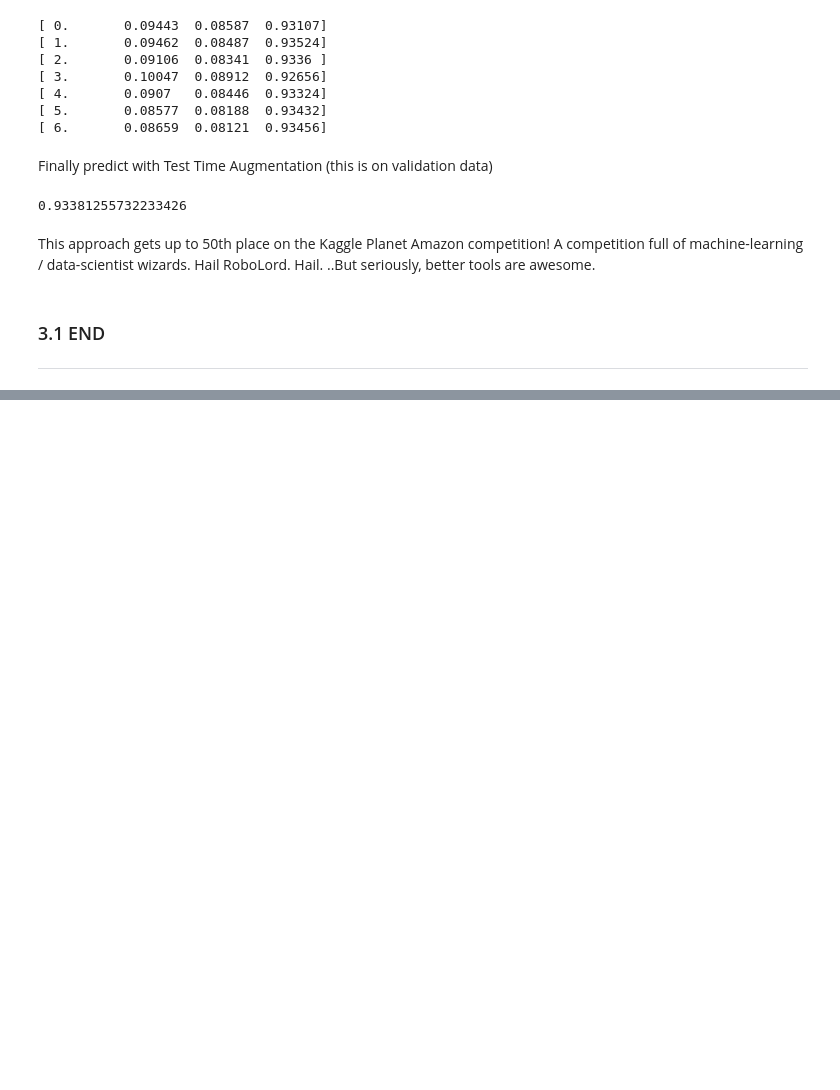
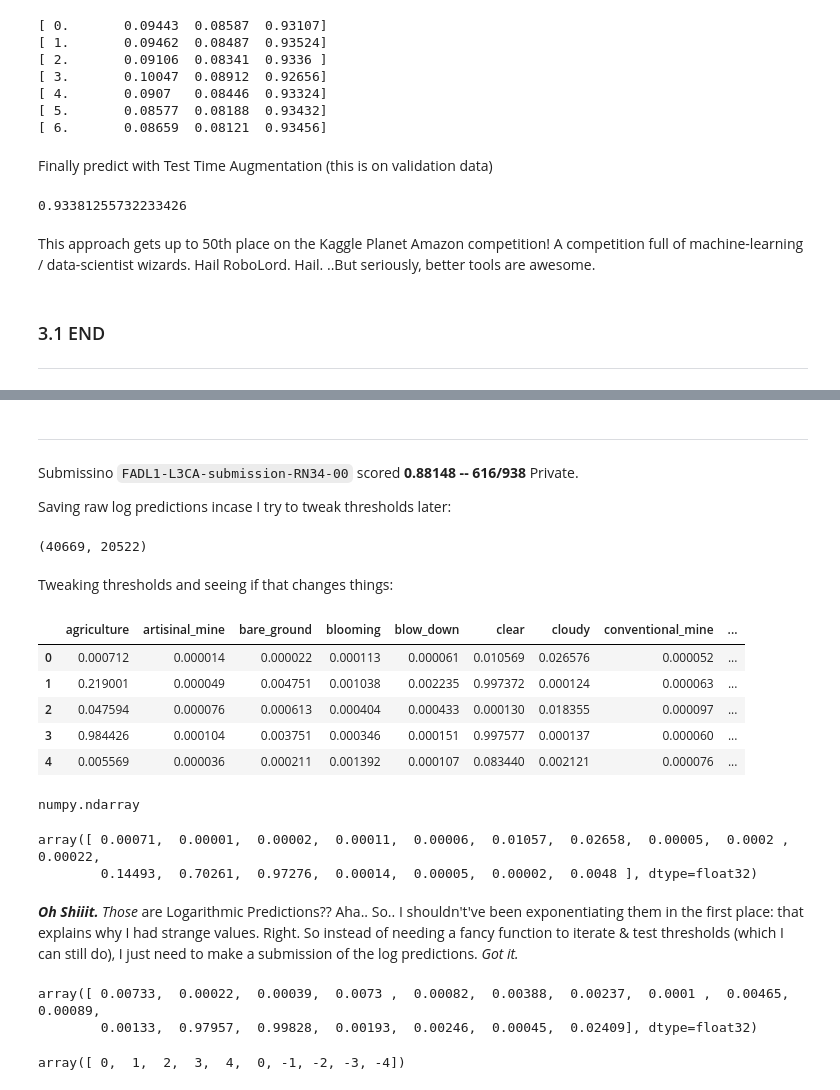
Before and after one commit to WNoxchi/deeplearningstudy, a Jupyter notebook: FADL1/L3CA_lesson2-image-models.ipynb, the cells around one changed output, grey strips where cells are left out. Drawn from its saved outputs; the diff is of its cells as text; code cells hidden in the pictures; blank space fills up the shorter version.

Commit message:
finished L3 code along -- Planet submissions

```diff
--- a/FADL1/L3CA_lesson2-image-models.ipynb
+++ b/FADL1/L3CA_lesson2-image-models.ipynb
@@ -320,0 +557,10 @@ test_preds = np.exp(test_log_preds)
+# %% [markdown]
+___
+
+Submissino `FADL1-L3CA-submission-RN34-00` scored **0.88148 -- 616/938** Private.
+
+Saving raw log predictions incase I try to tweak thresholds later:
+# %%
+len(test_log_preds), len(log_preds_adtl)
+# %% [output]
+(40669, 20522)
@@ -320,0 +570,35 @@ test_preds = np.exp(test_log_preds)
+# %% [markdown]
+Tweaking thresholds and seeing if that changes things:
+# %%
+temp = pd.read_feather(f'{SUBM}test_log_preds.feather')
+# %%
+temp.head()
+# %% [output]
+|  | agriculture | artisinal_mine | bare_ground | blooming | blow_down | clear | cloudy | conventional_mine | ... |
+| 0 | 0.000712 | 0.000014 | 0.000022 | 0.000113 | 0.000061 | 0.010569 | 0.026576 | 0.000052 | ... |
+| 1 | 0.219001 | 0.000049 | 0.004751 | 0.001038 | 0.002235 | 0.997372 | 0.000124 | 0.000063 | ... |
+| 2 | 0.047594 | 0.000076 | 0.000613 | 0.000404 | 0.000433 | 0.000130 | 0.018355 | 0.000097 | ... |
+| 3 | 0.984426 | 0.000104 | 0.003751 | 0.000346 | 0.000151 | 0.997577 | 0.000137 | 0.000060 | ... |
+| 4 | 0.005569 | 0.000036 | 0.000211 | 0.001392 | 0.000107 | 0.083440 | 0.002121 | 0.000076 | ... |
+# %%
+temp = temp.as_matrix();
+type(temp)
+# %% [output]
+numpy.ndarray
+# %%
+temp[0]
+# %% [output]
+array([ 0.00071,  0.00001,  0.00002,  0.00011,  0.00006,  0.01057,  0.02658,  0.00005,  0.0002 ,  0.00022,
+        0.14493,  0.70261,  0.97276,  0.00014,  0.00005,  0.00002,  0.0048 ], dtype=float32)
+# %% [markdown]
+***Oh Shiiit.*** *Those* are Logarithmic Predictions?? Aha.. So.. I shouldn't've been exponentiating them in the first place: that explains why I had strange values. Right. So instead of needing a fancy function to iterate & test thresholds (which I can still do), I just need to make a submission of the log predictions. *Got it.*
+# %%
+log_preds_adtl[0]
+# %% [output]
+array([ 0.00733,  0.00022,  0.00039,  0.0073 ,  0.00082,  0.00388,  0.00237,  0.0001 ,  0.00465,  0.00089,
+        0.00133,  0.97957,  0.99828,  0.00193,  0.00246,  0.00045,  0.02409], dtype=float32)
+# %%
+a = [i for i in range(5)]; b = [-i for i in range(5)];
+c = np.concatenate((a,b)); c
+# %% [output]
+array([ 0,  1,  2,  3,  4,  0, -1, -2, -3, -4])
```
Also changed, not shown: parts of 47 cells of this notebook.
